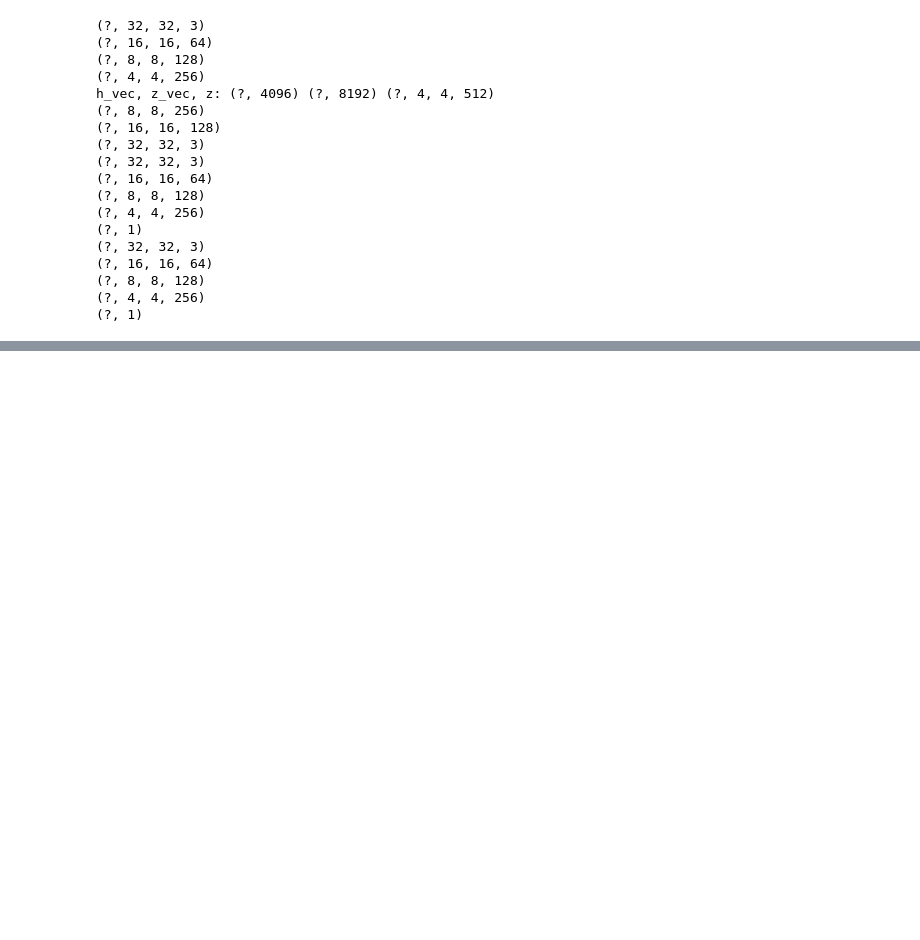
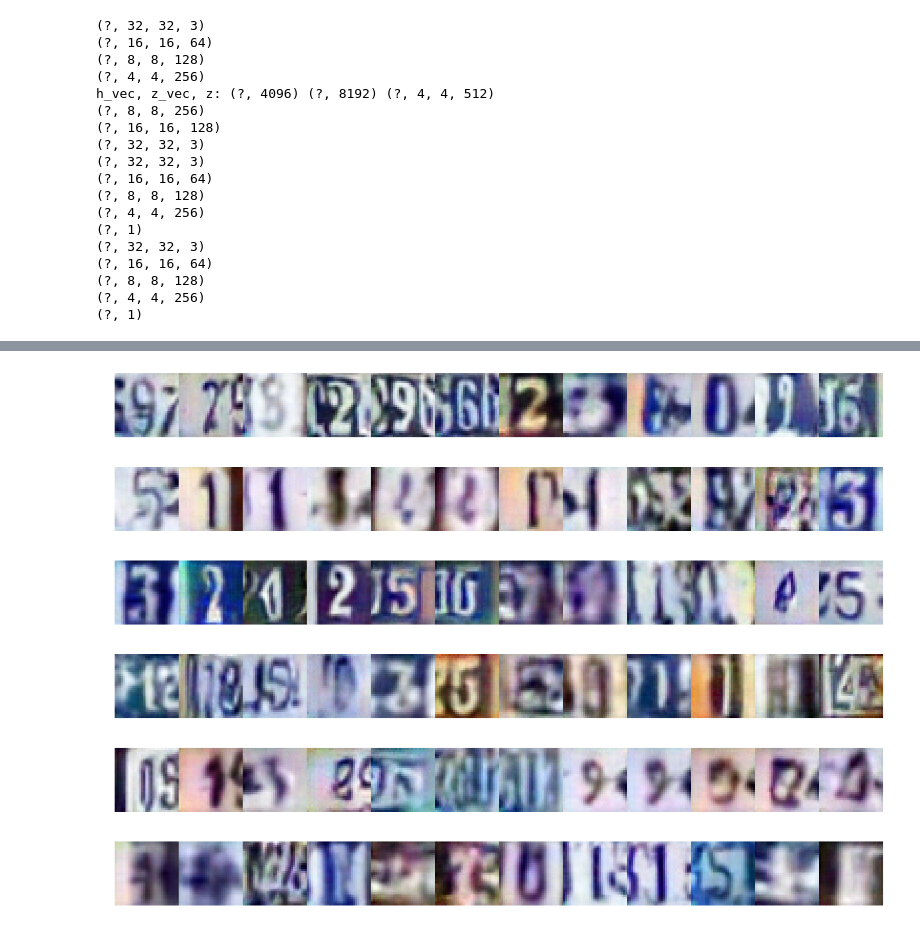
Before and after one commit to arasdar/GAN, a Jupyter notebook: DAQL.ipynb, the cells around one changed output, grey strips where cells are left out. Saved outputs shown, nothing was run; the diff lists cells and outputs as text; code cells hidden in the pictures; blank space fills up the shorter version.

```diff
--- a/DAQL.ipynb
+++ b/DAQL.ipynb
@@ -524,0 +506,4 @@ plt.legend()
+# %%
+_ = view_samples(-1, samples, 6, 12, figsize=(20,15))
+# %% [output]
+[figure, added]
```
Also changed, not shown: parts of 8 cells of this notebook.
